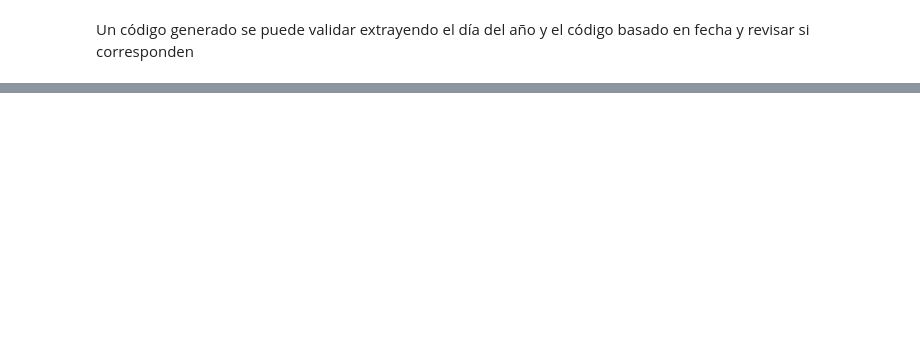
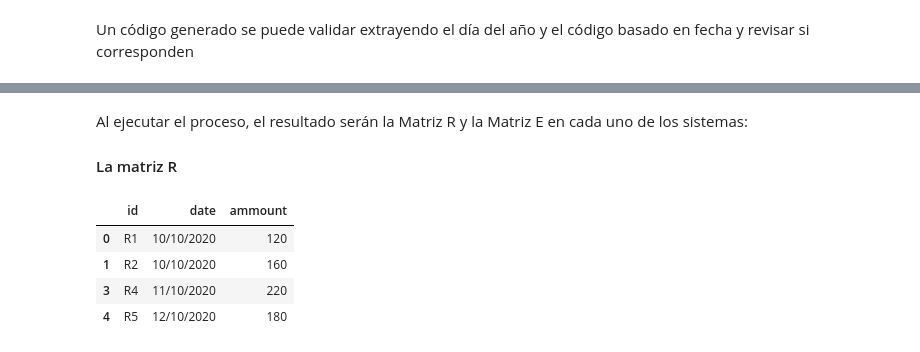
Before and after one commit to Quantium/notebooks, a Jupyter notebook: CreditoFragua.ipynb, the cells around one changed output, grey strips where cells are left out. Cells and saved outputs as stored; diff of their text form; code cells hidden in the pictures; blank space fills up the shorter version.

```diff
--- a/CreditoFragua.ipynb
+++ b/CreditoFragua.ipynb
@@ -74,0 +158,29 @@ Un código generado se puede validar extrayendo el día del año y el código ba
+# %%
+#Verificamos que las matrices sean iguales en dimensiones, si son distintas corremos el proceso
+if P.shape == F.shape and abs(P['ammount'].sum() - F['ammount'].sum()) == 0:
+    display('Las matrices son iguales, puede procesarse el pago')
+else:
+    R = pd.DataFrame(columns=['id','date','ammount'])
+    E = pd.DataFrame(columns=['id','P.date','F.date','P.ammount','F.ammount'])
+    for i in range(max(P.shape[0],F.shape[0])):
+        if P.iloc[i]['id'] == F.iloc[i]['id']:
+            if P.iloc[i]['ammount'] == F.iloc[i]['ammount']:
+                R = R.append(P.iloc[i])
+            else:
+                E = E.append({'id':P.iloc[i]['id'],
+                              'P.date': P.iloc[i]['date'],
+                              'F.date': F.iloc[i]['date'],
+                              'P.ammount': P.iloc[i]['ammount'],
+                              'F.ammount': F.iloc[i]['ammount']
+                             }, ignore_index=True)
+# %% [markdown]
+Al ejecutar el proceso, el resultado serán la Matriz R y la Matriz E en cada uno de los sistemas:
+#### La matriz R
+# %%
+display(R)
+# %% [output]
+|  | id | date | ammount |
+| 0 | R1 | 10/10/2020 | 120 |
+| 1 | R2 | 10/10/2020 | 160 |
+| 3 | R4 | 11/10/2020 | 220 |
+| 4 | R5 | 12/10/2020 | 180 |
```
Also changed, not shown: parts of 20 cells of this notebook, 4 other files.
